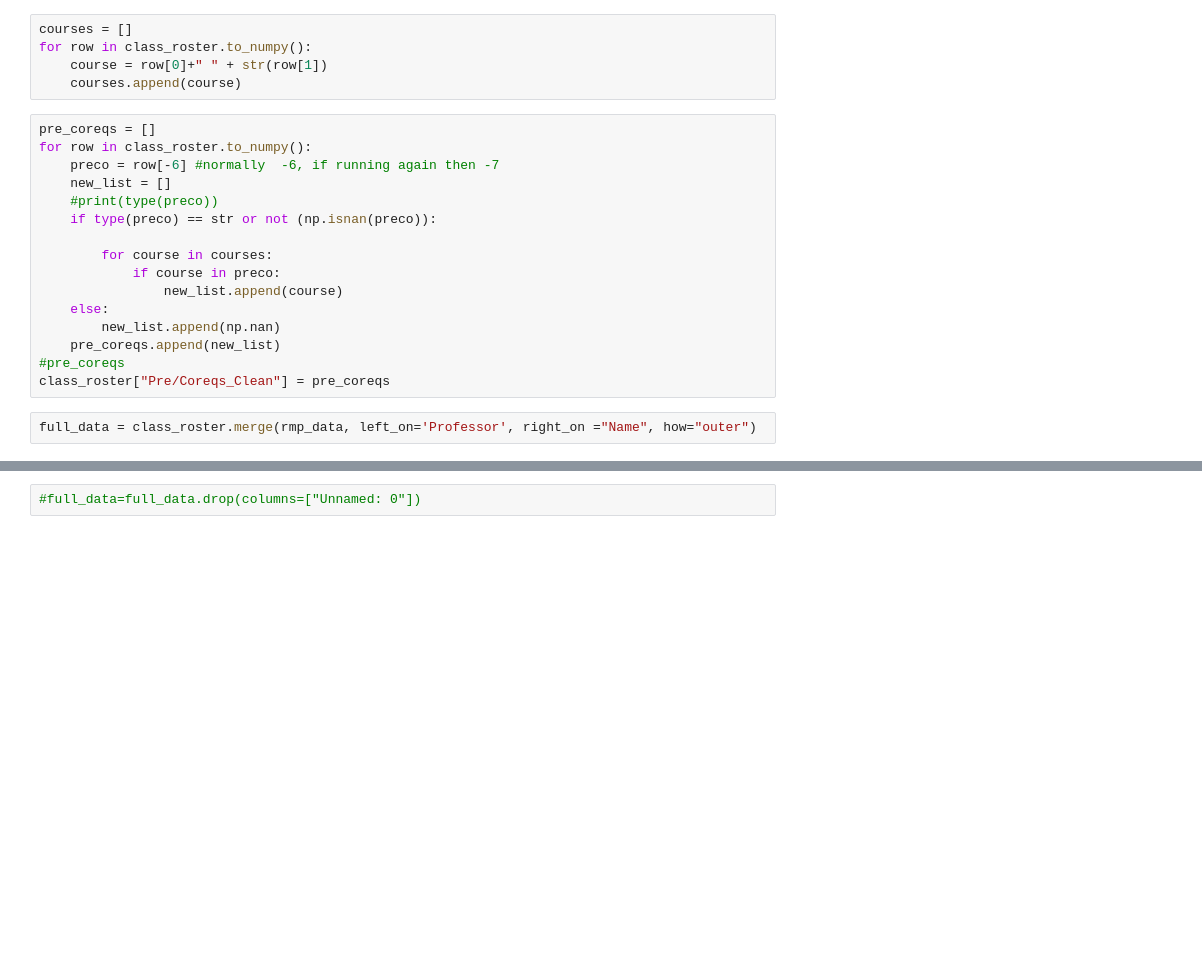
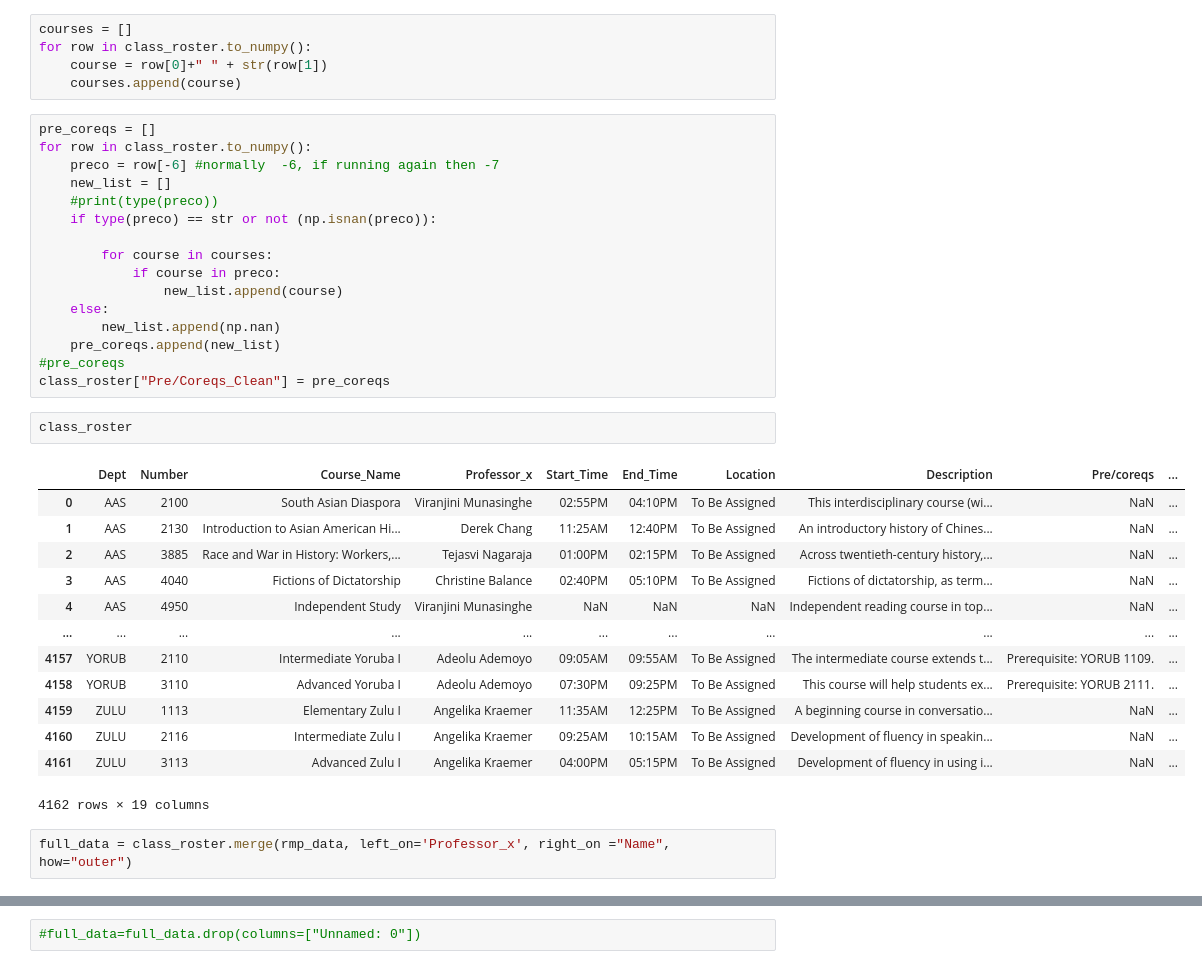
Before and after one commit to CornellDataScience/Class-Visualizer, a Jupyter notebook: precoMergeRMP.ipynb, the cells around one changed output, grey strips where cells are left out. Drawn from its saved outputs; the diff is of its cells as text; blank space fills up the shorter version.

```diff
--- a/precoMergeRMP.ipynb
+++ b/precoMergeRMP.ipynb
@@ -71,8 +57,24 @@ for row in class_roster.to_numpy():
     pre_coreqs.append(new_list)
 #pre_coreqs
 class_roster["Pre/Coreqs_Clean"] = pre_coreqs
+# %%
+class_roster
+# %% [output]
+|  | Dept | Number | Course_Name | Professor_x | Start_Time | End_Time | Location | Description | Pre/coreqs | ... |
+| 0 | AAS | 2100 | South Asian Diaspora | Viranjini Munasinghe | 02:55PM | 04:10PM | To Be Assigned | This interdisciplinary course (wi... | NaN | ... |
+| 1 | AAS | 2130 | Introduction to Asian American Hi... | Derek Chang | 11:25AM | 12:40PM | To Be Assigned | An introductory history of Chines... | NaN | ... |
+| 2 | AAS | 3885 | Race and War in History: Workers,... | Tejasvi Nagaraja | 01:00PM | 02:15PM | To Be Assigned | Across twentieth-century history,... | NaN | ... |
+| 3 | AAS | 4040 | Fictions of Dictatorship | Christine Balance | 02:40PM | 05:10PM | To Be Assigned | Fictions of dictatorship, as term... | NaN | ... |
+| 4 | AAS | 4950 | Independent Study | Viranjini Munasinghe | NaN | NaN | NaN | Independent reading course in top... | NaN | ... |
+| ... | ... | ... | ... | ... | ... | ... | ... | ... | ... | ... |
+| 4157 | YORUB | 2110 | Intermediate Yoruba I | Adeolu Ademoyo | 09:05AM | 09:55AM | To Be Assigned | The intermediate course extends t... | Prerequisite: YORUB 1109. | ... |
+| 4158 | YORUB | 3110 | Advanced Yoruba I | Adeolu Ademoyo | 07:30PM | 09:25PM | To Be Assigned | This course will help students ex... | Prerequisite: YORUB 2111. | ... |
+| 4159 | ZULU | 1113 | Elementary Zulu I | Angelika Kraemer | 11:35AM | 12:25PM | To Be Assigned | A beginning course in conversatio... | NaN | ... |
+| 4160 | ZULU | 2116 | Intermediate Zulu I | Angelika Kraemer | 09:25AM | 10:15AM | To Be Assigned | Development of fluency in speakin... | NaN | ... |
+| 4161 | ZULU | 3113 | Advanced Zulu I | Angelika Kraemer | 04:00PM | 05:15PM | To Be Assigned | Development of fluency in using i... | NaN | ... |
+4162 rows × 19 columns
 # %%
-full_data = class_roster.merge(rmp_data, left_on='Professor', right_on ="Name", how="outer")
+full_data = class_roster.merge(rmp_data, left_on='Professor_x', right_on ="Name", how="outer")
 # %%
 full_data.shape
 # %% [output]
```
Also changed, not shown: parts of 8 cells of this notebook, 9 other files.
